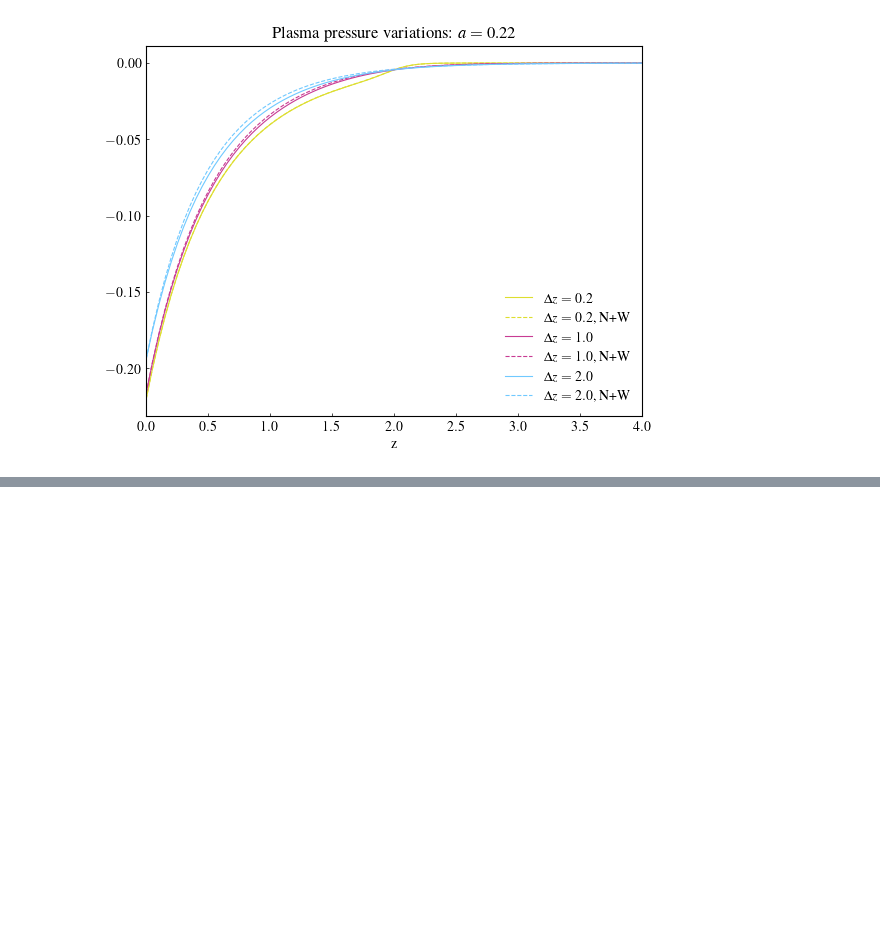
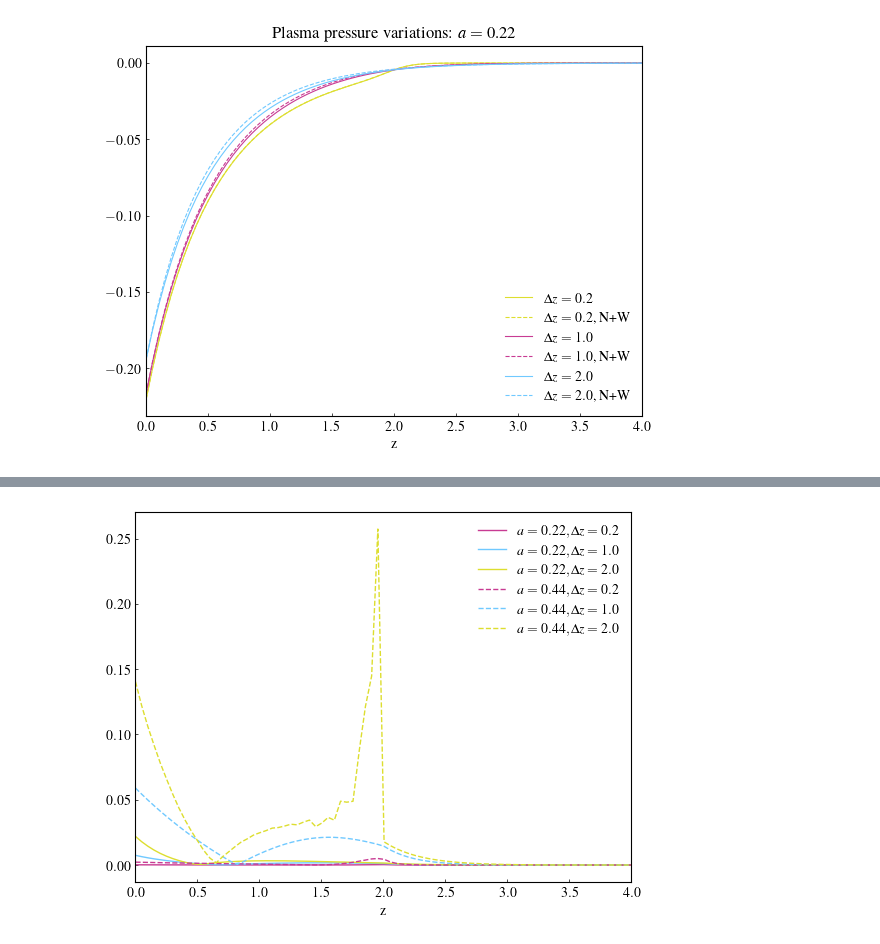
Before and after one commit to LMNadol/mflex, a Jupyter notebook: mhsflex/calculate_plasma_pressure.ipynb, the cells around one changed output, grey strips where cells are left out. Drawn from its saved outputs; the diff is of its cells as text; code cells hidden in the pictures; blank space fills up the shorter version.

```diff
--- a/mhsflex/calculate_plasma_pressure.ipynb
+++ b/mhsflex/calculate_plasma_pressure.ipynb
@@ -689,0 +1041,95 @@ plt.show()
+# %%
+for iz in range(nresol_z):
+    error02_max[iz] = abs(
+        data3d_02.ddensity[:, :, iz] - data3dNW_02.ddensity[:, :, iz]
+    ).max()
+    error10_max[iz] = abs(
+        data3d_10.ddensity[:, :, iz] - data3dNW_10.ddensity[:, :, iz]
+    ).max()
+    error20_max[iz] = abs(
+        data3d_20.ddensity[:, :, iz] - data3dNW_20.ddensity[:, :, iz]
+    ).max()
+    error02_max_22[iz] = abs(
+        data3d_02_22.ddensity[:, :, iz] - data3dNW_02_22.ddensity[:, :, iz]
+    ).max()
+    error10_max_22[iz] = abs(
+        data3d_10_22.ddensity[:, :, iz] - data3dNW_10_22.ddensity[:, :, iz]
+    ).max()
+    error20_max_22[iz] = abs(
+        data3d_20_22.ddensity[:, :, iz] - data3dNW_20_22.ddensity[:, :, iz]
+    ).max()
+# %%
+fig, ax1 = plt.subplots()
+
+ax1.plot(
+    data3d_20.z,
+    error02_max_22,
+    linewidth=1.0,
+    linestyle="solid",
+    color=c5,
+    label=r"$a = 0.22, \Delta z = 0.2$",
+)
+ax1.plot(
+    data3d_20.z,
+    error10_max_22,
+    linewidth=1.0,
+    linestyle="solid",
+    color=c1,
+    label=r"$a = 0.22, \Delta z = 1.0$",
+)
+ax1.plot(
+    data3d_20.z,
+    error20_max_22,
+    linewidth=1.0,
+    linestyle="solid",
+    color=c8,
+    label=r"$a = 0.22, \Delta z = 2.0$",
+)
+
+ax1.plot(
+    data3d_20.z,
+    error02_max,
+    linewidth=1.0,
+    linestyle="dashed",
+    color=c5,
+    label=r"$a = 0.44, \Delta z = 0.2$",
+)
+ax1.plot(
+    data3d_20.z,
+    error10_max,
+    linewidth=1.0,
+    linestyle="dashed",
+    color=c1,
+    label=r"$a = 0.44, \Delta z = 1.0$",
+)
+ax1.plot(
+    data3d_20.z,
+    error20_max,
+    linewidth=1.0,
+    linestyle="dashed",
+    color=c8,
+    label=r"$a = 0.44, \Delta z = 2.0$",
+)
+
+
+ax1.set_xlabel("z")
+plt.xlim([0, 2 * z0])
+plt.legend(frameon=False)
+ax1.tick_params(direction="in", length=2, width=0.5)
+
+# plt.title(
+#     r"$\Delta p$ maximal error"
+# )
+lines1, labels1 = ax1.get_legend_handles_labels()
+
+lines = lines1
+labels = labels1
+# ax1.set_ylabel(r"$\Delta \rho$")
+# ax1.set_xscale("log")
+
+plt.legend(lines, labels, frameon=False)
+plotname = "/Users/lilli/Desktop/Thesis/Performance/RHO/" + str(a) + "/maxerror_by_z_all.png"
+plt.savefig(plotname, dpi=600, bbox_inches="tight", pad_inches=0.1)
+plt.show()
+# %% [output]
+[figure, added]
```
Also changed, not shown: parts of 9 cells of this notebook, 7 other files.
